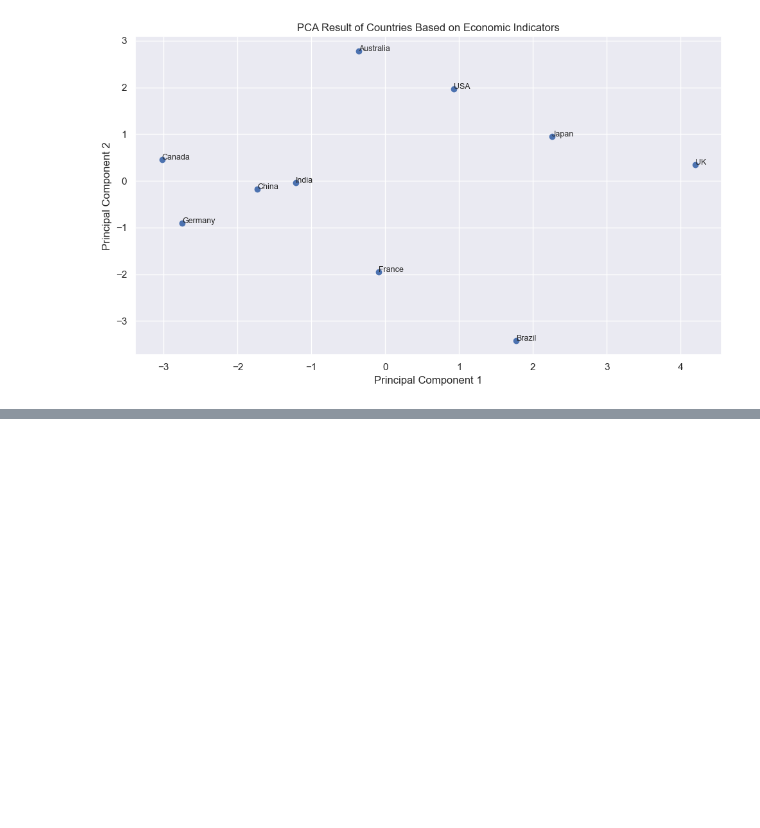
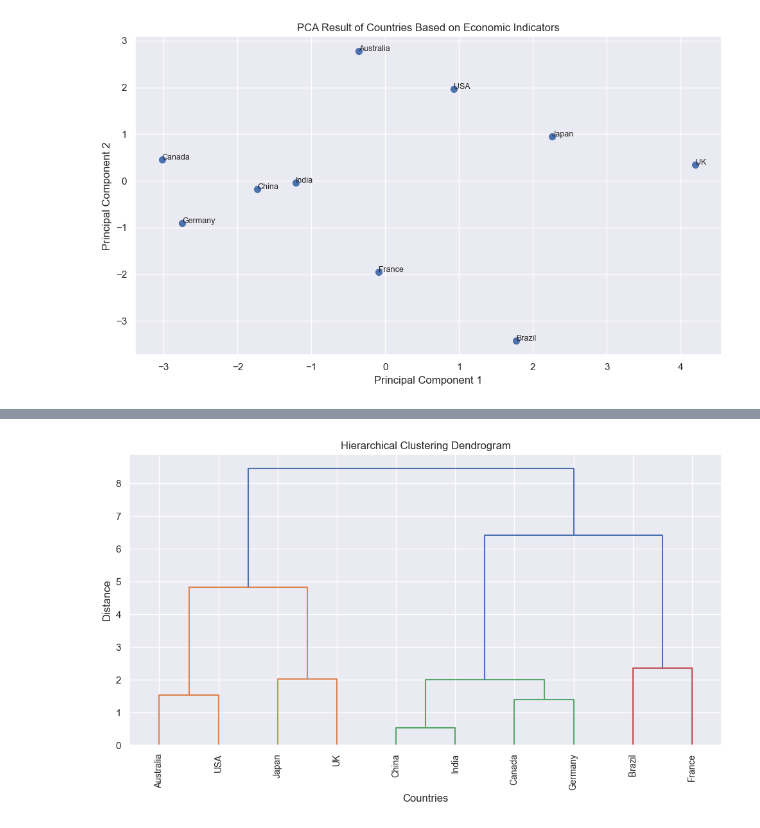
Before and after one commit to muhammederbay10/clustering-countries-economic-indicators, a Jupyter notebook: Countries.ipynb, the cells around one changed output, grey strips where cells are left out. Saved outputs shown, nothing was run; the diff lists cells and outputs as text; code cells hidden in the pictures; blank space fills up the shorter version.

```diff
--- a/Countries.ipynb
+++ b/Countries.ipynb
@@ -321,0 +401,13 @@ country_stats
+# %%
+from scipy.cluster.hierarchy  import dendrogram, linkage
+
+z = linkage(pca_result, method='ward')
+plt.figure(figsize=(10, 6))
+dendrogram(z, labels=country_stats.index, leaf_rotation=90, leaf_font_size=10)
+plt.title('Hierarchical Clustering Dendrogram')
+plt.xlabel('Countries')
+plt.ylabel('Distance')
+plt.tight_layout()
+plt.show()
+# %% [output]
+[figure, added]
```
Also changed, not shown: parts of 11 cells of this notebook.
